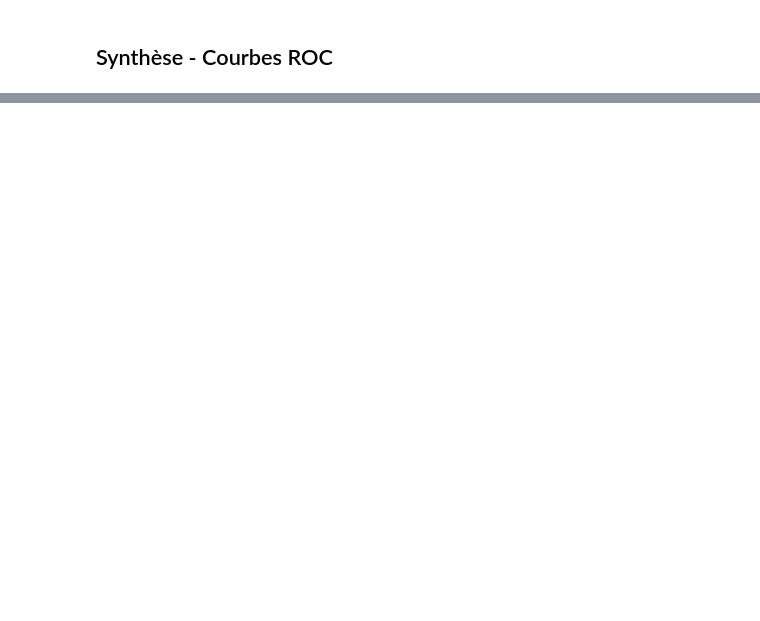
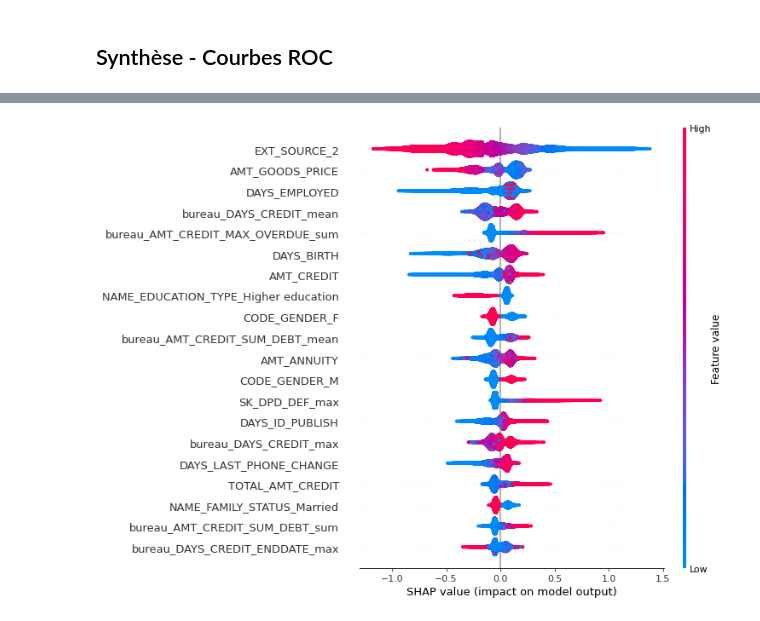
Before and after one commit to Anvil-Late/Default_risk_prediction, a Jupyter notebook: Projet 7.ipynb, the cells around one changed output, grey strips where cells are left out. Cells and saved outputs as stored; diff of their text form; code cells hidden in the pictures; blank space fills up the shorter version.

```diff
--- a/Projet 7.ipynb
+++ b/Projet 7.ipynb
@@ -1108,0 +1149,8 @@ plt.show()
+# %%
+explainer = shap.TreeExplainer(modfit_xgb)
+# %%
+shap_values = explainer.shap_values(X2_comb_subtrain)
+# %%
+shap.summary_plot(shap_values, X2_comb_subtrain)
+# %% [output]
+[figure, added]
```
Also changed, not shown: parts of 51 cells of this notebook.
